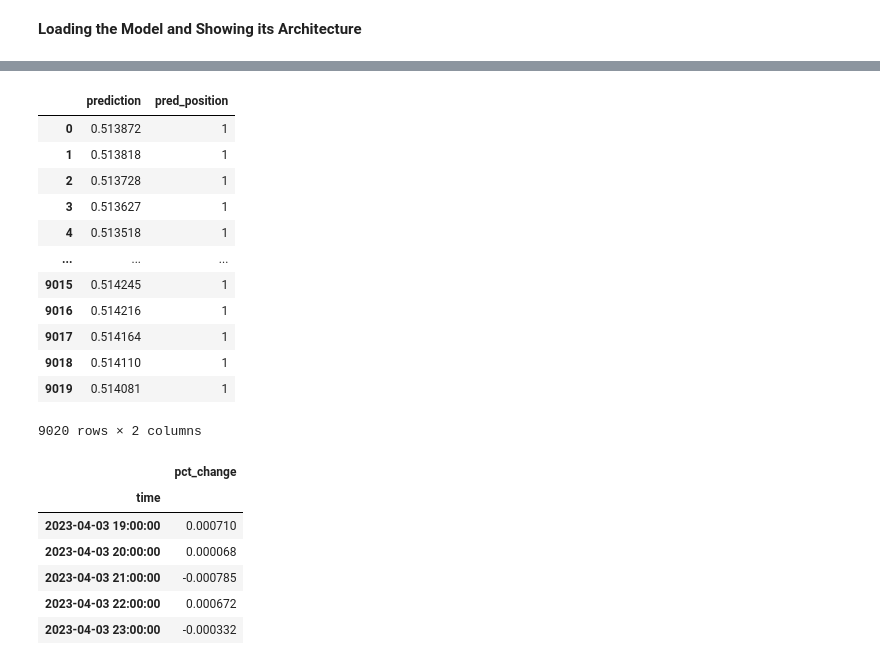
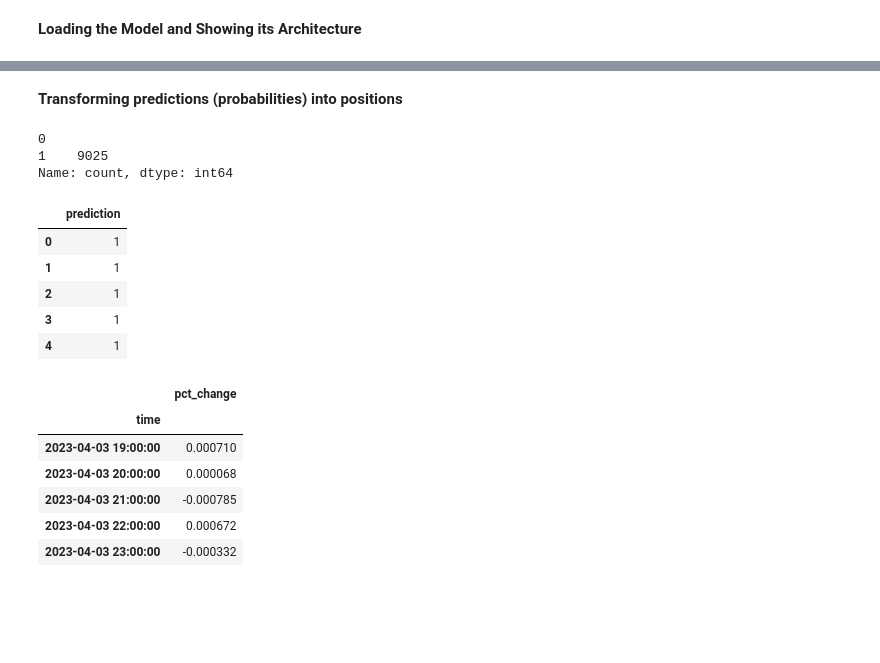
Before and after one commit to YarosInter/Time-Series-LSTM-Neural-Network, a Jupyter notebook: Classifier_LSTM_Neural_Network.ipynb, the cells around one changed output, grey strips where cells are left out. Cells and saved outputs as stored; diff of their text form; code cells hidden in the pictures; blank space fills up the shorter version.

```diff
--- a/Classifier_LSTM_Neural_Network.ipynb
+++ b/Classifier_LSTM_Neural_Network.ipynb
@@ -160,9 +168,4 @@ def create_3d_data(X_data, y_data, lag):
 # %%
-'''
-X_train_3d, y_train_3d = create_3d_data(X_train_scaled, y_train, 10)
-X_val_3d, y_val_3d = create_3d_data(X_val_scaled, y_val, 10)
-X_test_3d, y_test_3d = create_3d_data(X_test_scaled, y_test, 10)
-'''
-X_train_3d, y_train_3d = create_3d_data(X_train_scaled, np.where(y_train > 0, 1, 0), 10)
-X_val_3d, y_val_3d = create_3d_data(X_val_scaled, np.where(y_val > 0, 1, 0), 10)
-X_test_3d, y_test_3d = create_3d_data(X_test_scaled, np.where(y_test > 0, 1, 0), 10)
+X_train_3d, y_train_3d = create_3d_data(X_train_scaled, np.sign(y_train)+1, 5)
+X_val_3d, y_val_3d = create_3d_data(X_val_scaled, np.sign(y_val)+1, 5)
+X_test_3d, y_test_3d = create_3d_data(X_test_scaled, np.sign(y_test)+1, 5)
@@ -360,20 +432,26 @@ model_1_pred.shape
+# %% [markdown]
+**Transforming predictions (probabilities) into positions**
+# %%
+# Getting the predicted class index (e.g., 0, 1, or 2)
+predicted_class_indices = np.argmax(model_1_pred, axis=1)
+# Corrected mapping from model output indices to original labels
+index_to_label = {0: -1, 1: 0, 2: 1}
+
+# Predicted_class_indices is the output of np.argmax on model predictions
+predicted_labels = [index_to_label[idx] for idx in predicted_class_indices]
+pd.DataFrame(predicted_labels).value_counts()
+# %% [output]
+0
+1    9025
+Name: count, dtype: int64
 # %%
-# transforming predictions (probabilities) into positions
-test_df = pd.DataFrame(model_1_pred, columns=["prediction"])
-test_df["pred_position"] = np.where(test_df["prediction"] > 0.5, 1, -1)
-test_df
+predicted_labels_df = pd.DataFrame(predicted_labels, columns=["prediction"])
+predicted_labels_df.head()
 # %% [output]
-|  | prediction | pred_position |
-| 0 | 0.513872 | 1 |
-| 1 | 0.513818 | 1 |
-| 2 | 0.513728 | 1 |
-| 3 | 0.513627 | 1 |
-| 4 | 0.513518 | 1 |
-| ... | ... | ... |
-| 9015 | 0.514245 | 1 |
-| 9016 | 0.514216 | 1 |
-| 9017 | 0.514164 | 1 |
-| 9018 | 0.514110 | 1 |
-| 9019 | 0.514081 | 1 |
+|  | prediction |
+| 0 | 1 |
+| 1 | 1 |
+| 2 | 1 |
+| 3 | 1 |
+| 4 | 1 |
-9020 rows × 2 columns
 # %%
```
Also changed, not shown: parts of 29 cells of this notebook, 1 other file.
